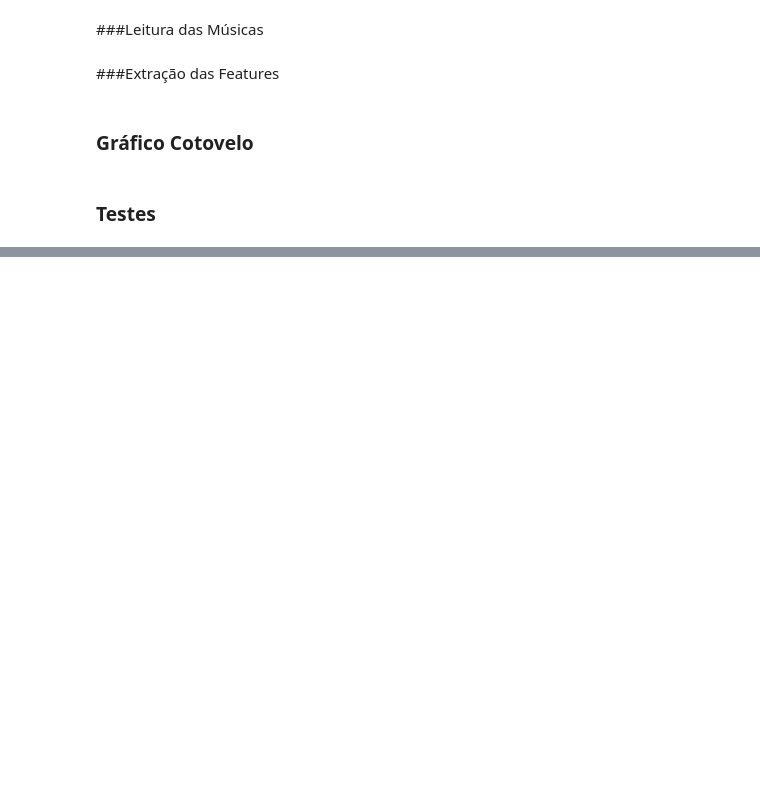
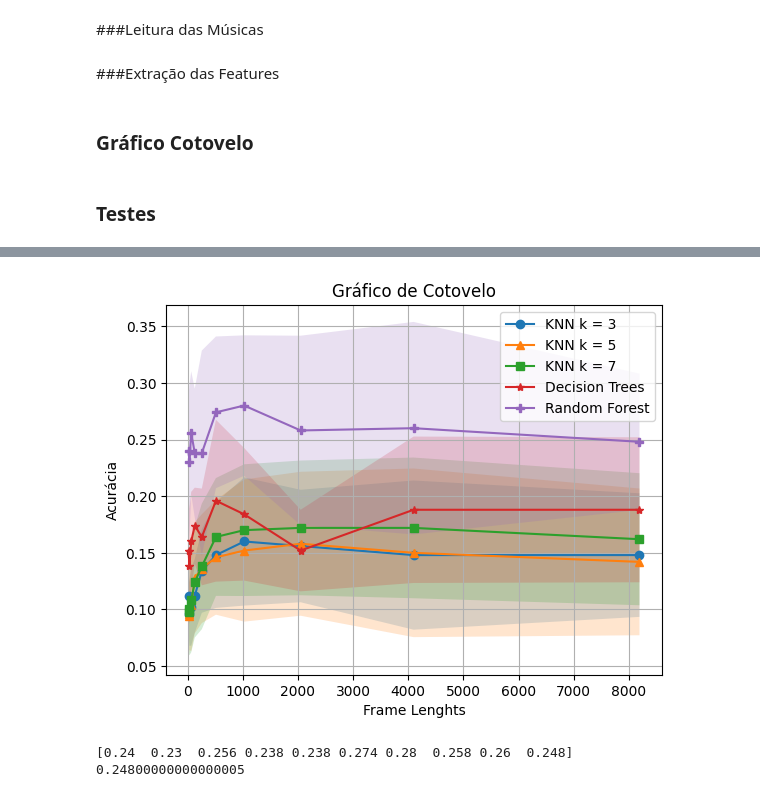
Before and after one commit to andryll/MGR-IC, a Jupyter notebook: codes/MGR.ipynb, the cells around one changed output, grey strips where cells are left out. Saved outputs shown, nothing was run; the diff lists cells and outputs as text; code cells hidden in the pictures; blank space fills up the shorter version.

```diff
--- a/codes/MGR.ipynb
+++ b/codes/MGR.ipynb
@@ -227 +306,49 @@ dflist[3].head()
+# %%
+scoreslist = []
+scoresmeans = []
+scoressds = []
+
+scoreslist.append(np.array(knnscores3))
+scoreslist.append(np.array(knnscores5))
+scoreslist.append(np.array(knnscores7))
+scoreslist.append(np.array(dtscores))
+scoreslist.append(np.array(rfscores))
+
+# KNN3 = 0 / KNN5 = 1 / KNN7 = 2 / DT = 3 / RF = 4
+
+for score in scoreslist:
+  scoresmeans.append(np.mean(score, axis=0))
+  scoressds.append(np.std(score, axis=0))
+# %%
+plt.plot(frame_lenghts, scoresmeans[0], label = 'KNN k = 3', marker = 'o')
+plt.plot(frame_lenghts, scoresmeans[1], label = 'KNN k = 5', marker = '^')
+plt.plot(frame_lenghts, scoresmeans[2], label = 'KNN k = 7', marker = 's')
+plt.plot(frame_lenghts, scoresmeans[3], label = 'Decision Trees', marker = '*')
+plt.plot(frame_lenghts, scoresmeans[4], label = 'Random Forest', marker = 'P')
+
+plt.fill_between(frame_lenghts, scoresmeans[0] + scoressds[0], scoresmeans[0] - scoressds[0], alpha = 0.2)
+plt.fill_between(frame_lenghts, scoresmeans[1] + scoressds[1], scoresmeans[1] - scoressds[1], alpha = 0.2)
+plt.fill_between(frame_lenghts, scoresmeans[2] + scoressds[2], scoresmeans[2] - scoressds[2], alpha = 0.2)
+plt.fill_between(frame_lenghts, scoresmeans[3] + scoressds[3], scoresmeans[3] - scoressds[3], alpha = 0.2)
+plt.fill_between(frame_lenghts, scoresmeans[4] + scoressds[4], scoresmeans[4] - scoressds[4], alpha = 0.2)
+
+plt.legend()
+plt.grid()
+plt.ylabel('Acurácia')
+plt.xlabel('Frame Lenghts')
+plt.title('Gráfico de Cotovelo')
+plt.show()
+# %% [output]
+[figure, added]
+# %%
+print(scoresmeans[4])
+num = 0
+for i in rfscores:
+  num += i[9]
+
+num = num/10
+print(num)
+# %% [output]
+[0.24  0.23  0.256 0.238 0.238 0.274 0.28  0.258 0.26  0.248]
+0.24800000000000005
 # %%
```
Also changed, not shown: parts of 15 cells of this notebook.
